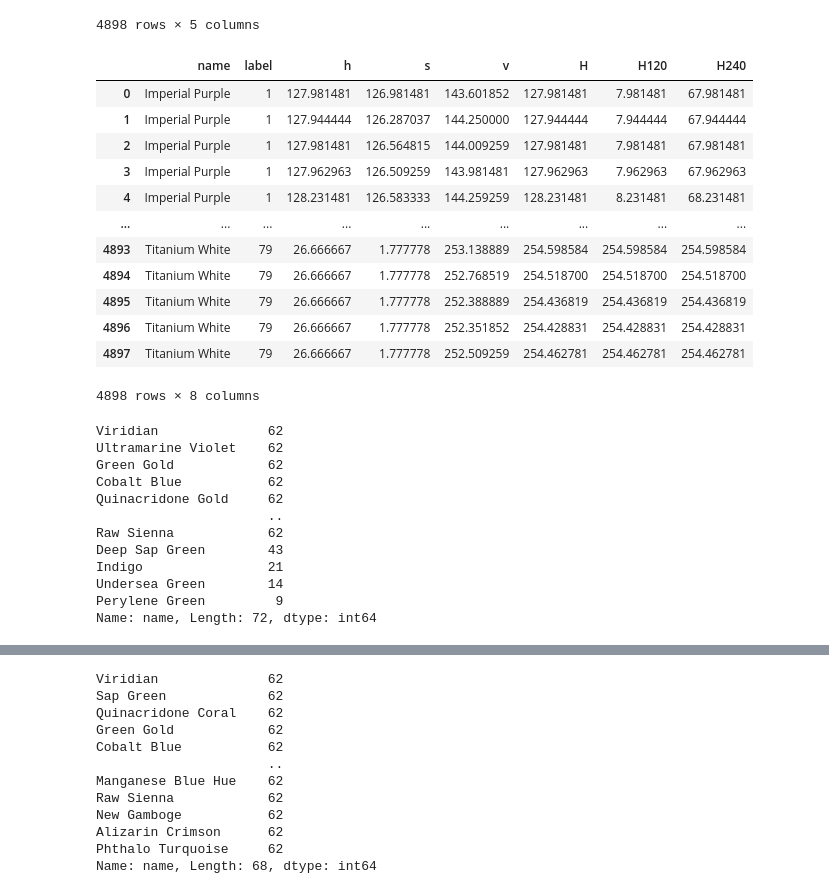
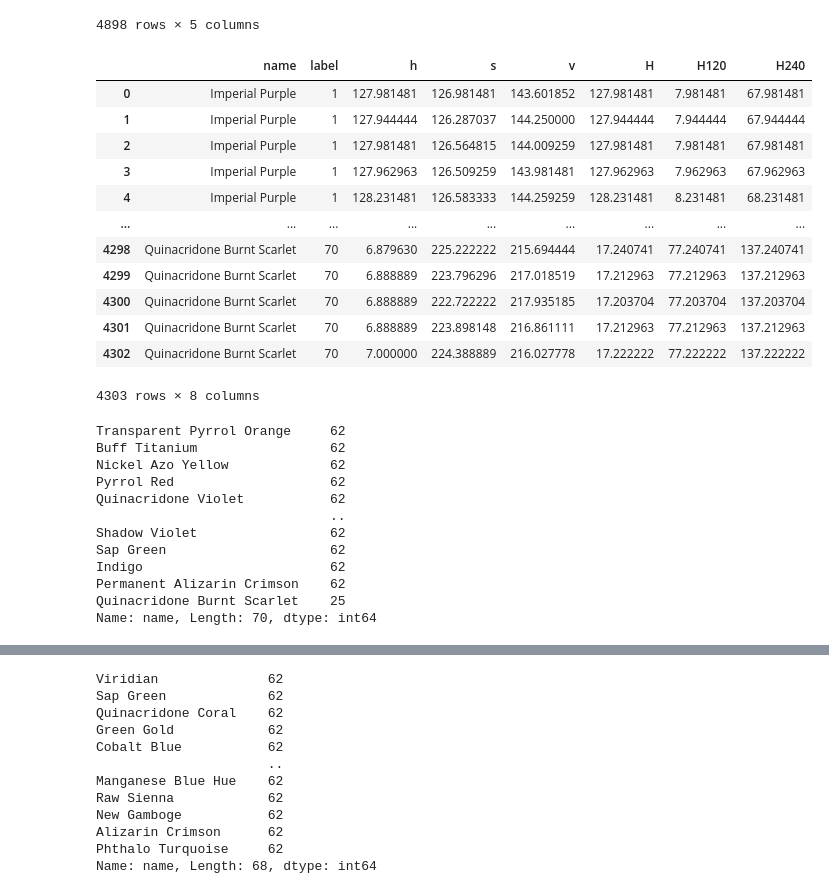
Before and after one commit to skyelong/Insight_Project_old, a Jupyter notebook: testing/Shifted H clustering.ipynb, the cells around one changed output, grey strips where cells are left out. Cells and saved outputs as stored; diff of their text form; code cells hidden in the pictures.

```diff
--- a/testing/Shifted H clustering.ipynb
+++ b/testing/Shifted H clustering.ipynb
@@ -234,25 +238,52 @@ def shift_h_df(data, v_thresh, s_thresh):
+# %%
+def shift_h_df_remove(data, v_thresh, s_thresh):
+    """Produces shifted H values for color segmentation
+    Inputs: data - list of pixel H, S, V values one entry per pixel
+    Outputs: H, H120, H240
+    """
+    shifted_colors = []
+    for i in range(0,len(data)):
+        H = data["h"][i]
+        s = data["s"][i]
+        v = data["v"][i]
+        V_thres = 255*v_thresh
+        S_thres = 255*s_thresh
+        if (v > V_thres and s > S_thres):
+            if H >= 120:
+                H120 = H - 120
+            else:
+                H120 = H + 60
+            if H >= 60:
+                H240 = H - 60
+            else:
+                H240 = H + 120
+            shifted_colors.append([H,H120,H240])
+        else:
+            pass
+
+    return shifted_colors
 # %%
-ds_hsv_shift = shift_h_df(ds_hsv, .25,.25)
+ds_hsv_shift = shift_h_df_remove(ds_hsv, .25,.25)
 # %%
 ds_hsv_shift_df = pd.DataFrame(ds_hsv_shift, columns=["H", "H120", "H240"])
 # %%
 ds_full = pd.concat([ds_hsv,ds_hsv_shift_df], axis = 1)
 # %%
-ds_full
+ds_full.dropna()
 # %% [output]
 |  | name | label | h | s | v | H | H120 | H240 |
 | 0 | Imperial Purple | 1 | 127.981481 | 126.981481 | 143.601852 | 127.981481 | 7.981481 | 67.981481 |
 | 1 | Imperial Purple | 1 | 127.944444 | 126.287037 | 144.250000 | 127.944444 | 7.944444 | 67.944444 |
 | 2 | Imperial Purple | 1 | 127.981481 | 126.564815 | 144.009259 | 127.981481 | 7.981481 | 67.981481 |
 | 3 | Imperial Purple | 1 | 127.962963 | 126.509259 | 143.981481 | 127.962963 | 7.962963 | 67.962963 |
 | 4 | Imperial Purple | 1 | 128.231481 | 126.583333 | 144.259259 | 128.231481 | 8.231481 | 68.231481 |
 | ... | ... | ... | ... | ... | ... | ... | ... | ... |
-| 4893 | Titanium White | 79 | 26.666667 | 1.777778 | 253.138889 | 254.598584 | 254.598584 | 254.598584 |
-| 4894 | Titanium White | 79 | 26.666667 | 1.777778 | 252.768519 | 254.518700 | 254.518700 | 254.518700 |
-| 4895 | Titanium White | 79 | 26.666667 | 1.777778 | 252.388889 | 254.436819 | 254.436819 | 254.436819 |
-| 4896 | Titanium White | 79 | 26.666667 | 1.777778 | 252.351852 | 254.428831 | 254.428831 | 254.428831 |
-| 4897 | Titanium White | 79 | 26.666667 | 1.777778 | 252.509259 | 254.462781 | 254.462781 | 254.462781 |
+| 4298 | Quinacridone Burnt Scarlet | 70 | 6.879630 | 225.222222 | 215.694444 | 17.240741 | 77.240741 | 137.240741 |
+| 4299 | Quinacridone Burnt Scarlet | 70 | 6.888889 | 223.796296 | 217.018519 | 17.212963 | 77.212963 | 137.212963 |
+| 4300 | Quinacridone Burnt Scarlet | 70 | 6.888889 | 222.722222 | 217.935185 | 17.203704 | 77.203704 | 137.203704 |
+| 4301 | Quinacridone Burnt Scarlet | 70 | 6.888889 | 223.898148 | 216.861111 | 17.212963 | 77.212963 | 137.212963 |
+| 4302 | Quinacridone Burnt Scarlet | 70 | 7.000000 | 224.388889 | 216.027778 | 17.222222 | 77.222222 | 137.222222 |
-4898 rows × 8 columns
+4303 rows × 8 columns
 # %%
 ds_no_neutral = ds_full[ds_full["H"]<200]
 # %%
@@ -260,18 +291,18 @@ ds_neutrals = ds_full[ds_full["H"]>200]
 # %%
 ds_no_neutral.name.value_counts()
 # %% [output]
-Viridian              62
-Ultramarine Violet    62
-Green Gold            62
-Cobalt Blue           62
-Quinacridone Gold     62
-                      ..
-Raw Sienna            62
-Deep Sap Green        43
-Indigo                21
-Undersea Green        14
-Perylene Green         9
-Name: name, Length: 72, dtype: int64
+Transparent Pyrrol Orange     62
+Buff Titanium                 62
+Nickel Azo Yellow             62
+Pyrrol Red                    62
+Quinacridone Violet           62
+                              ..
+Shadow Violet                 62
+Sap Green                     62
+Indigo                        62
+Permanent Alizarin Crimson    62
+Quinacridone Burnt Scarlet    25
+Name: name, Length: 70, dtype: int64
 # %%
 ds_neutrals.name.value_counts()
 # %% [output]
```
Also changed, not shown: parts of 7 cells of this notebook, 3 other files.
